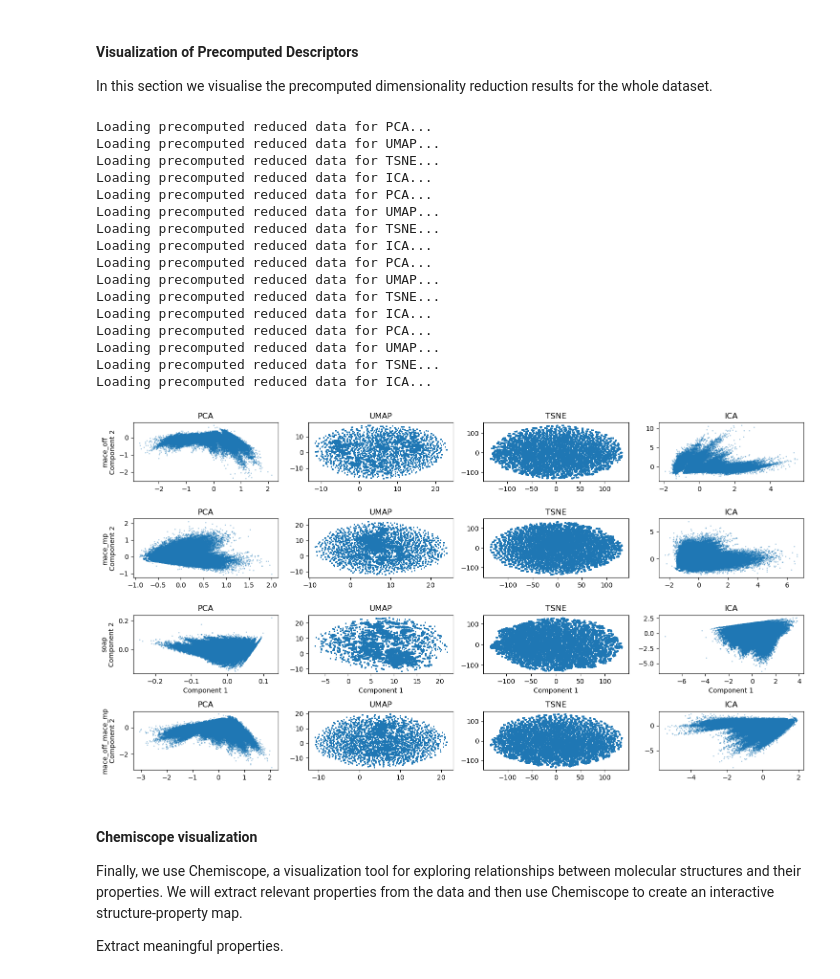
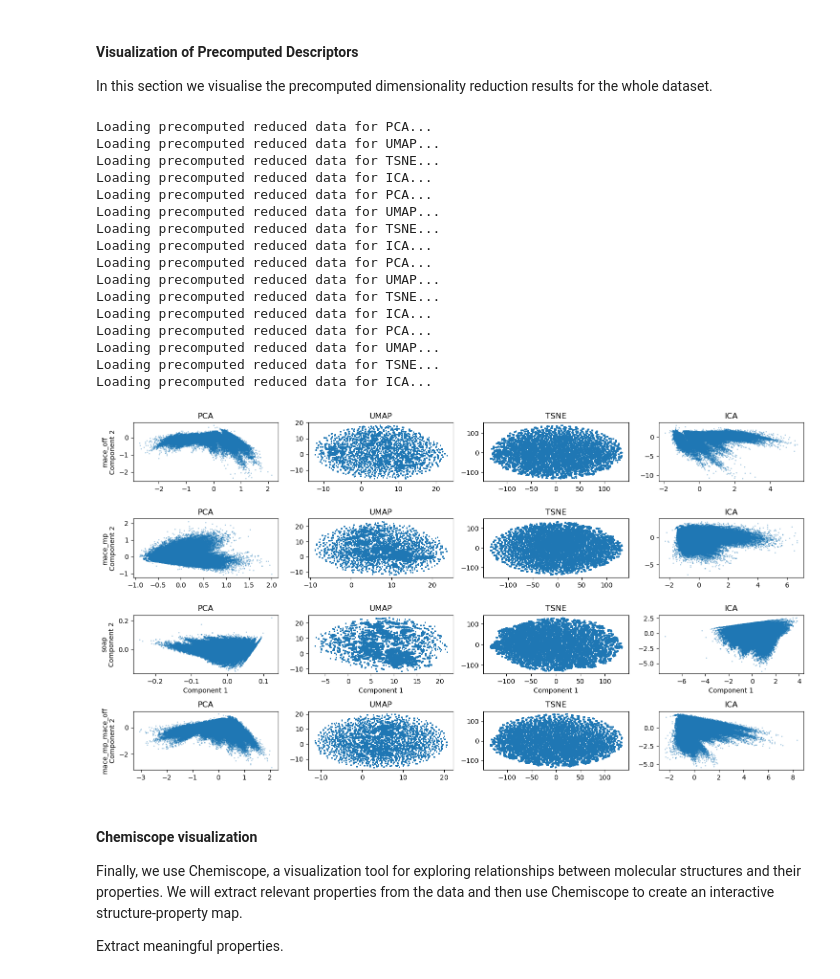
Before and after one commit to lab-cosmo/atomistic-cookbook, a Jupyter notebook: examples/chemiscope_auto/chemiscope_auto.ipynb, the cells around one changed output. Saved outputs shown, nothing was run; the diff lists cells and outputs as text; code cells hidden in the pictures.

Commit message:
Rerun mace off and mace mp

```diff
--- a/examples/chemiscope_auto/chemiscope_auto.ipynb
+++ b/examples/chemiscope_auto/chemiscope_auto.ipynb
@@ -232,7 +232,7 @@ In this section we visualise the precomputed dimensionality reduction results fo
 # %%
 reduced_points = {}
 
-descriptor_names = ["mace_off", "mace_mp", "soap", "mace_off_mace_mp"]
+descriptor_names = ["mace_off", "mace_mp", "soap", "mace_mp_mace_off"]
 
 fig, axes = plt.subplots(len(descriptor_names), len(methods), figsize=(15, 8))
 
@@ -250,34 +250,34 @@ for i, descriptor_name in enumerate(descriptor_names):
         reduced_points[name] = X_reduced
 
         # Scatter plot
         ax.scatter(X_reduced[:, 0], X_reduced[:, 1], alpha=0.3, s=1)
         ax.set_title(method)
         if i == len(descriptors) - 1:  # Last row
             ax.set_xlabel("Component 1")
         if j == 0:
             ax.set_ylabel(f"{descriptor_name}\nComponent 2")
 
 
 plt.tight_layout()
 plt.show()
 # %% [output]
 Loading precomputed reduced data for PCA...
 Loading precomputed reduced data for UMAP...
 Loading precomputed reduced data for TSNE...
 Loading precomputed reduced data for ICA...
 Loading precomputed reduced data for PCA...
 Loading precomputed reduced data for UMAP...
 Loading precomputed reduced data for TSNE...
 Loading precomputed reduced data for ICA...
 Loading precomputed reduced data for PCA...
 Loading precomputed reduced data for UMAP...
 Loading precomputed reduced data for TSNE...
 Loading precomputed reduced data for ICA...
 Loading precomputed reduced data for PCA...
 Loading precomputed reduced data for UMAP...
 Loading precomputed reduced data for TSNE...
 Loading precomputed reduced data for ICA...
-[figure, old version]
+[figure, new version]
 # %% [markdown]
 #### Chemiscope visualization
 Finally, we use Chemiscope, a visualization tool for exploring relationships between molecular structures and their properties.
```
Also changed, not shown: parts of 2 cells of this notebook, 19 other files.
